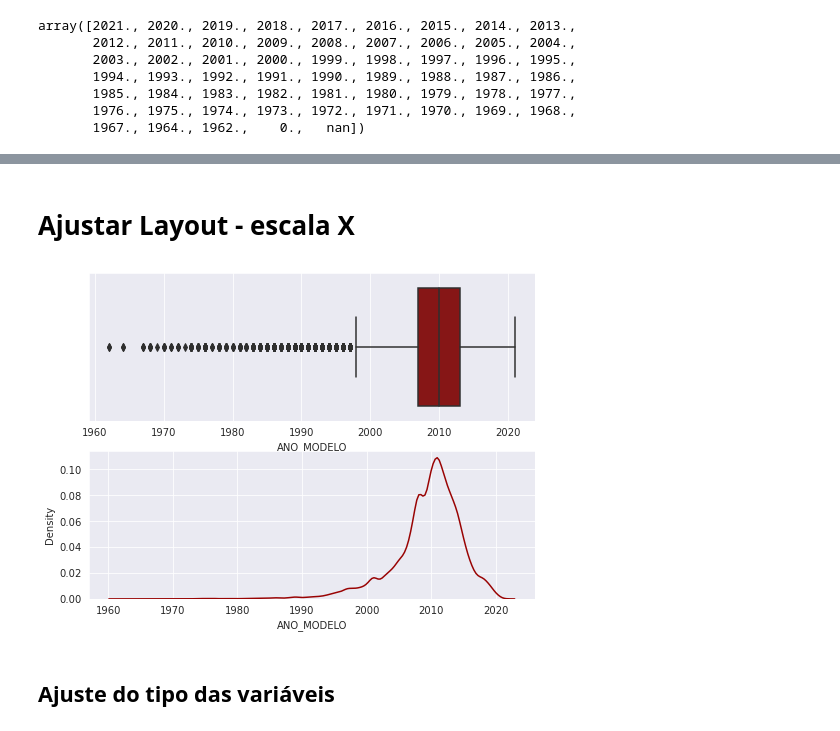
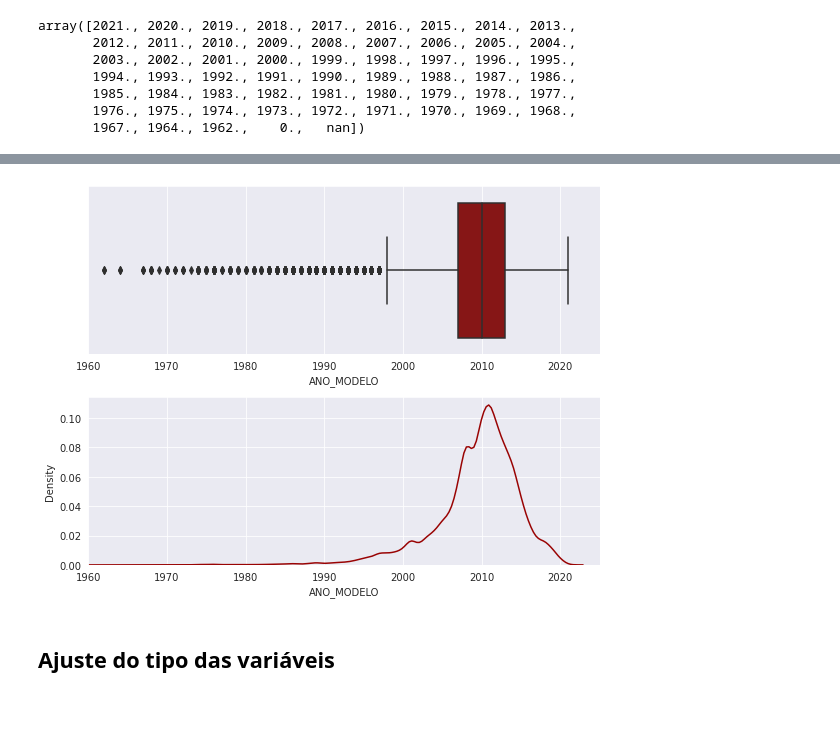
Before and after one commit to caiobellezi/SSP_SP, a Jupyter notebook: 03_02_Limpeza_rouboveiculo.ipynb, the cells around one changed output, grey strips where cells are left out. Cells and saved outputs as stored; diff of their text form; code cells hidden in the pictures.

```diff
--- a/03_02_Limpeza_rouboveiculo.ipynb
+++ b/03_02_Limpeza_rouboveiculo.ipynb
@@ -255,19 +249,23 @@ gs = f.add_gridspec(2, 2)
 
 with sns.axes_style("darkgrid"):
     ax = f.add_subplot(gs[0, 0])
+    ax.set(xlim=(-200, 2300))
     sns.boxplot(x=dfsbc['ANO_FABRICACAO'], color='#033399')
 
 with sns.axes_style("darkgrid"):
     ax = f.add_subplot(gs[0, 1])
+    ax.set(xlim=(-200, 9800))
     sns.boxplot(x=dfsbc['ANO_MODELO'], color='#990303')
 
 
 with sns.axes_style("darkgrid"):
     ax = f.add_subplot(gs[1, 0])
+    ax.set(xlim=(-200, 2300))
     sns.kdeplot(x=dfsbc['ANO_FABRICACAO'], ax=ax, color='#033399')
 
 with sns.axes_style("darkgrid"):
     ax = f.add_subplot(gs[1, 1])
+    ax.set(xlim=(-200, 9800))
     sns.kdeplot(x=dfsbc['ANO_MODELO'], ax=ax, color='#990303')
 
 f.tight_layout()
@@ -320,2 +330,3 @@ array([2021., 2020., 2019., 2018., 2017., 2016., 2015., 2014., 2013.,
 # %%
-plot = dfsbc['ANO_MODELO'].loc[(((dfsbc['ANO_MODELO'] > 1900) & (dfsbc['ANO_MODELO'] != 0)))]
+#Seleciona os dados maiores que 1900 que sejam diferentes de zero
+plot_modelo = dfsbc['ANO_MODELO'].loc[(((dfsbc['ANO_MODELO'] > 1900) & (dfsbc['ANO_MODELO'] != 0)))]
@@ -332,22 +333,22 @@ array([2002., 2006., 2010., 2001., 2004., 2000., 1993., 1995., 1997.,
-# %% [markdown]
-# Ajustar Layout - escala X
 # %%
 f = plt.figure(figsize=(8, 6))
 gs = f.add_gridspec(2, 1)
 
 
 with sns.axes_style("darkgrid"):
     ax = f.add_subplot(gs[0, 0])
-    sns.boxplot(x=plot, color='#990303')
+    ax.set(xlim=(1960, 2025))
+    sns.boxplot(x=plot_modelo, color='#990303')
 
 
 with sns.axes_style("darkgrid"):
     ax = f.add_subplot(gs[1, 0])
-    sns.kdeplot(x=plot, ax=ax, color='#990303')
+    ax.set(xlim=(1960, 2025))
+    sns.kdeplot(x=plot_modelo, ax=ax, color='#990303')
 
-#f.tight_layout()
+f.tight_layout()
 # %% [output]
-[figure, old version]
+[figure, new version]
 # %% [markdown]
 ## Ajuste do tipo das variáveis
 # %% [markdown]
```
Also changed, not shown: parts of 12 cells of this notebook, 1 other file.
